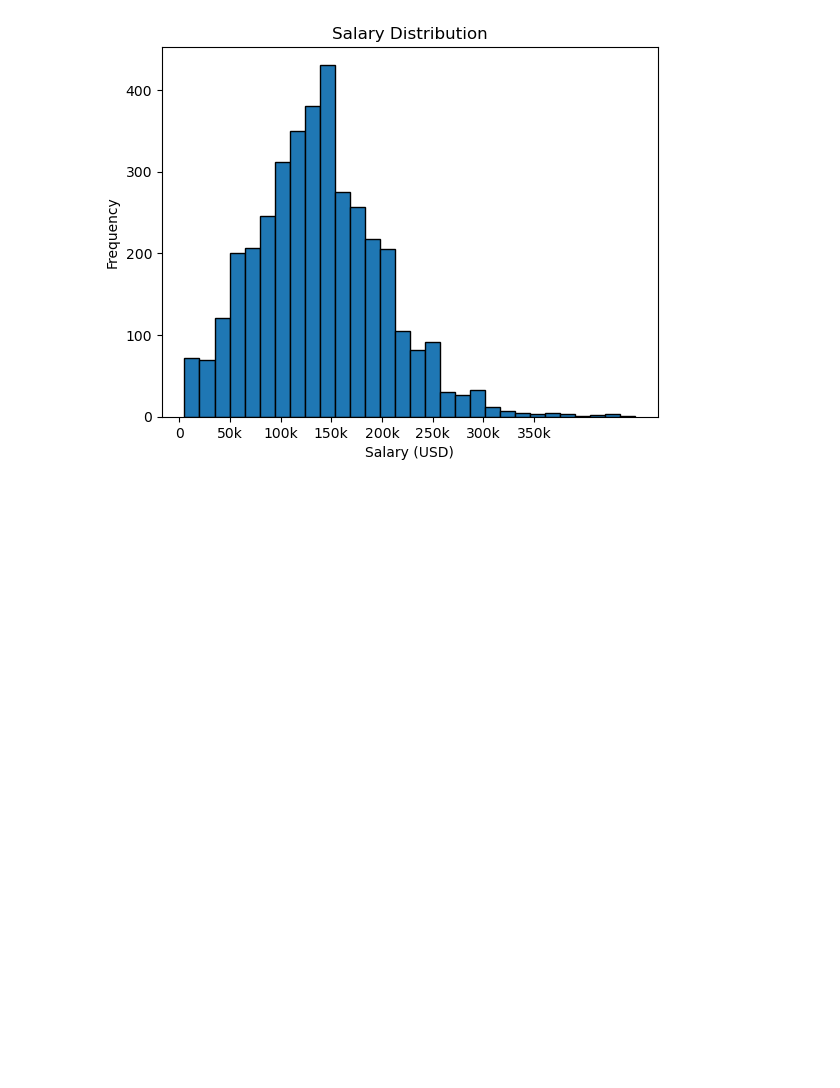
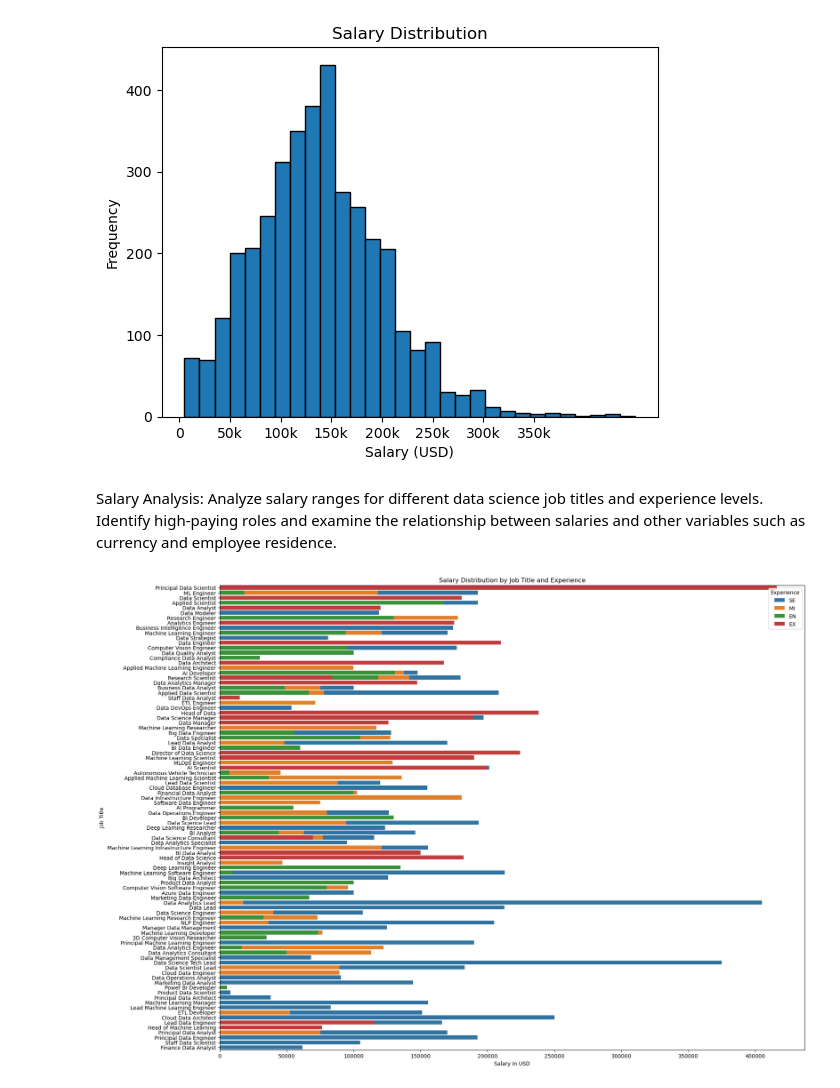
Before and after one commit to georgemcculloch/Data-Science-Salary-Analysis, a Jupyter notebook: data salaries.ipynb, the cells around one changed output. Drawn from its saved outputs; the diff is of its cells as text; code cells hidden in the pictures; blank space fills up the shorter version.

Commit message:
added salary distrubution bar chart

```diff
--- a/data salaries.ipynb
+++ b/data salaries.ipynb
@@ -114,3 +117,16 @@ plt.xticks(np.arange(0, 350001, 50000), ['0', '50k', '100k', '150k', '200k', '25
 plt.show()
 # %% [output]
 [figure]
+# %% [markdown]
+Salary Analysis: Analyze salary ranges for different data science job titles and experience levels. Identify high-paying roles and examine the relationship between salaries and other variables such as currency and employee residence.
+# %%
+# bar chart. x = job title y = salary in usd hue = experience
+plt.figure(figsize=(20, 16))
+sns.barplot(y='job_title', x='salary_in_usd', hue='experience_level', data=df, orient='h', dodge=False, errorbar=None)
+plt.title('Salary Distribution by Job Title and Experience')
+plt.xlabel('Salary in USD')
+plt.ylabel('Job Title')
+plt.legend(title='Experience')
+plt.show()
+# %% [output]
+[figure, added]
```
Also changed, not shown: parts of 3 cells of this notebook.
